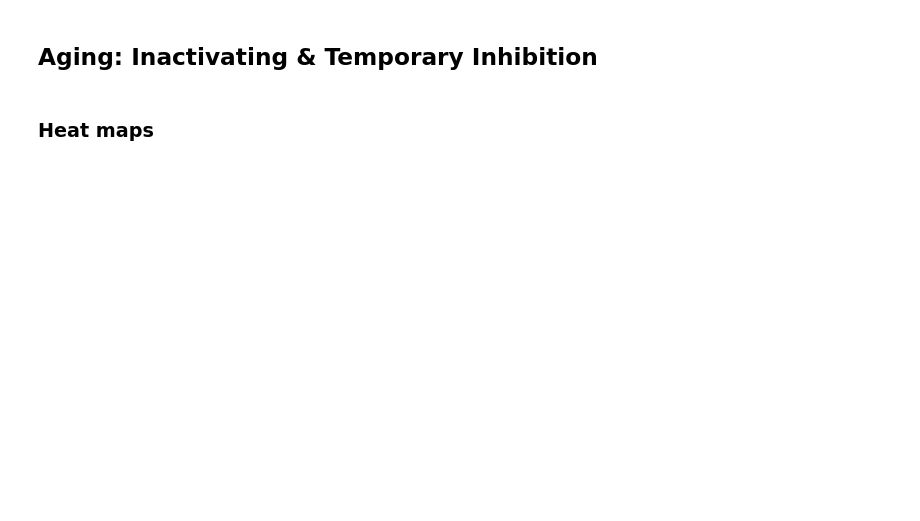
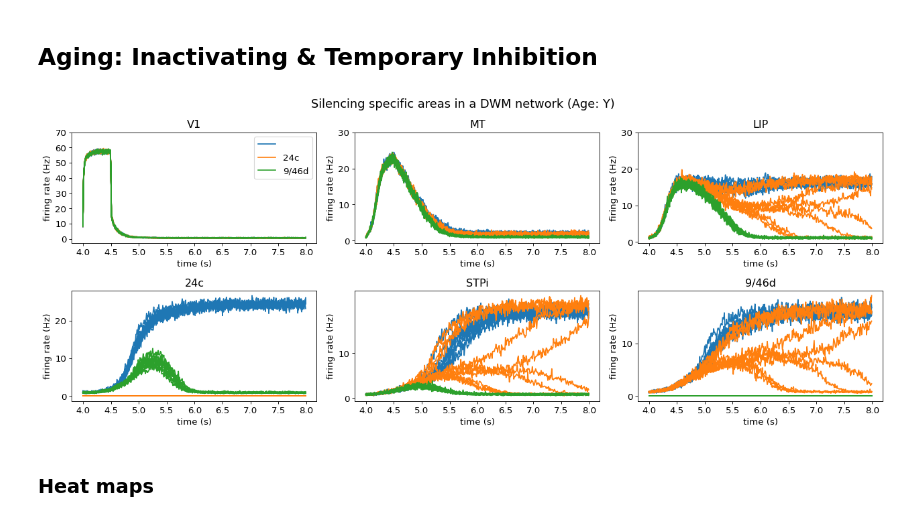
Before and after one commit to Davide537/Mathematical-Models, a Jupyter notebook: WM Model/Aging model.ipynb, the cells around one changed output. Drawn from its saved outputs; the diff is of its cells as text; code cells hidden in the pictures; blank space fills up the shorter version.

```diff
--- a/WM Model/Aging model.ipynb
+++ b/WM Model/Aging model.ipynb
@@ -1498,35 +1516,49 @@ plt.show()
 # %%
 mech = 'spine'
 B = BuildModel(J_max=0.26,G=0.48, aging_mechanism=mech,age='Y')
 selection = ['V1', 'MT', 'LIP', '24c', 'STPi', '9/46d'] # which plots to show
 
 fig = plt.figure(figsize=(16,3*len(selection)), dpi= 80, facecolor='w', edgecolor='k')
+trials=10
 
+color_plot = { None: 'tab:blue',
+              '24c': 'tab:orange',
+              '9/46d': 'tab:green'}
 for area in [None, '24c', '9/46d']: # areas to silence
-    B.runsim(lesion = [ 'perm', area]) # silence the area here
-    R_E1 = B.R[:,:B.num_areas,0]
+    B.runsim(lesion = [ 'perm', area], trials=trials) # silence the area here
+    # B.plot_neural_activity()
+    # plt.show()
+    R_E1 = B.R[:,:B.num_areas]
 
     times = np.arange(4, 8, B.dt_rate)
     plt.rcParams.update({'font.size': 12})
 
     for i in range(1,len(selection)+1):
         ax = plt.subplot(len(selection),3,i)
         ax.set_title(selection[i-1])
         # Plot the rates for the E1 soma
         plt.subplots_adjust(hspace = 1)
         subset = np.where(np.isin(np.array(B.area_list), selection[i-1]))[0]
-        plt.plot(times, R_E1[int(4/B.dt_rate):int(8/B.dt_rate),subset])
+        for tr in range(trials):
+            plt.plot(times, R_E1[int(4/B.dt_rate):int(8/B.dt_rate),subset,tr], color=color_plot[area])
 
         # Place text above the black line
         axes = plt.gca()
         if i == 1:
-            plt.legend(['Control', '24c silenced', '9/46d silenced'])
+            # plt.legend(['Control', '24c silenced', '9/46d silenced'])
+            legend_handles = [ mlines.Line2D([], [], color='tab:blue') ,
+                               mlines.Line2D([], [], color='tab:orange'),
+                               mlines.Line2D([], [], color='tab:green') ,]
+            plt.legend(legend_handles, [None, '24c', '9/46d'])
         plt.xlabel('time (s)')
         plt.ylabel('firing rate (Hz)')
         plt.yticks(np.arange(0,np.max(R_E1[int(4/B.dt_rate):int(8/B.dt_rate),subset])+15, 10) )
+
 fig.suptitle(f'Silencing specific areas in a DWM network (Age: Y)', fontsize=16)
 plt.tight_layout(rect=[0, 0, 1, 0.99])
 plt.show()
+# %% [output]
+[figure, added]
 # %% [markdown]
 ### Heat maps
 # %%
```
Also changed, not shown: parts of 5 cells of this notebook, 33 other files.
